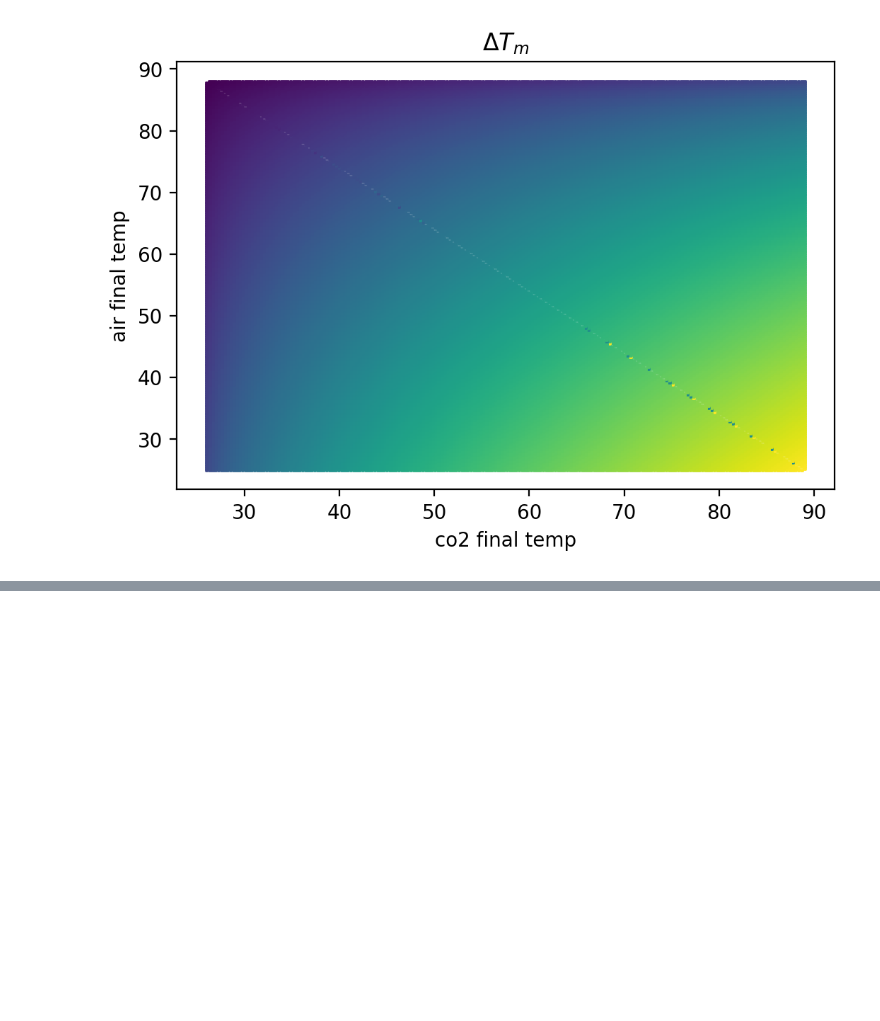
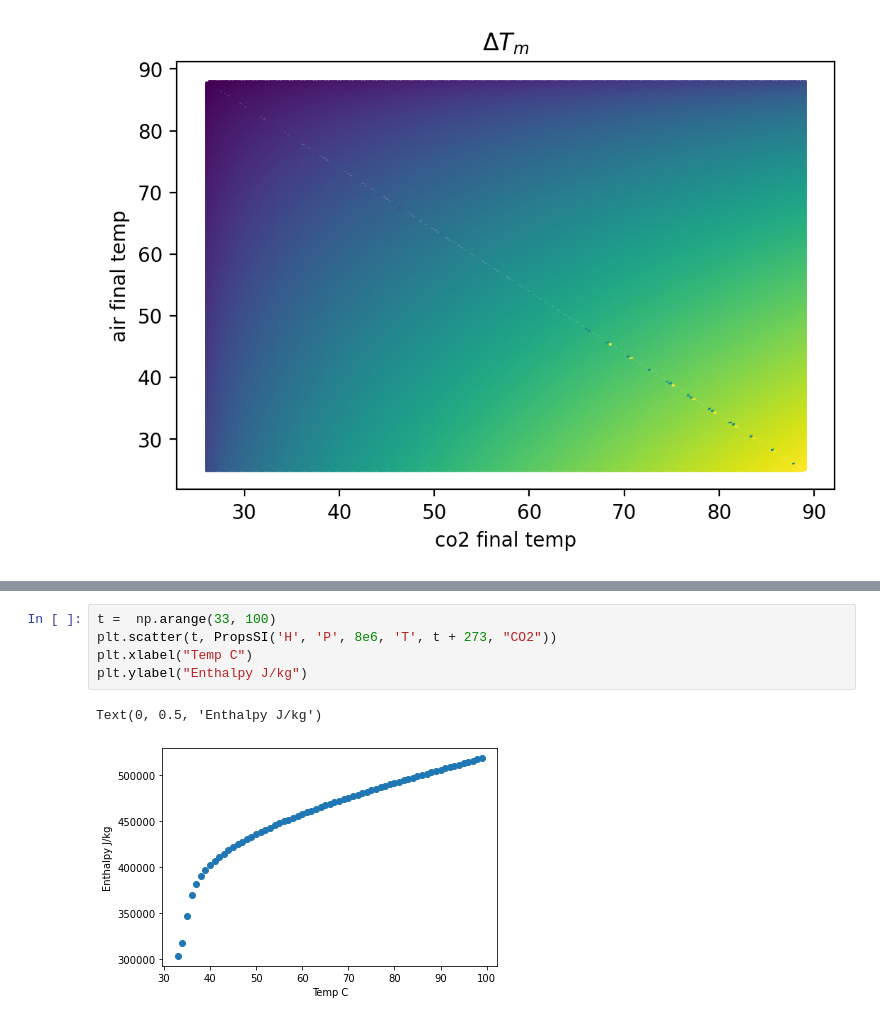
Before and after one commit to okitouni/solair, a Jupyter notebook: GuessImplement.ipynb, the cells around one changed output, grey strips where cells are left out. Cells and saved outputs as stored; diff of their text form; blank space fills up the shorter version.

```diff
--- a/GuessImplement.ipynb
+++ b/GuessImplement.ipynb
@@ -60,0 +241,8 @@ Text(0.5, 1.0, '$\\Delta T_m$')
+# %%
+t =  np.arange(33, 100)
+plt.scatter(t, PropsSI('H', 'P', 8e6, 'T', t + 273, "CO2"))
+plt.xlabel("Temp C")
+plt.ylabel("Enthalpy J/kg")
+# %% [output]
+Text(0, 0.5, 'Enthalpy J/kg')
+[figure, added]
```
Also changed, not shown: parts of 9 cells of this notebook, 1 other file.
